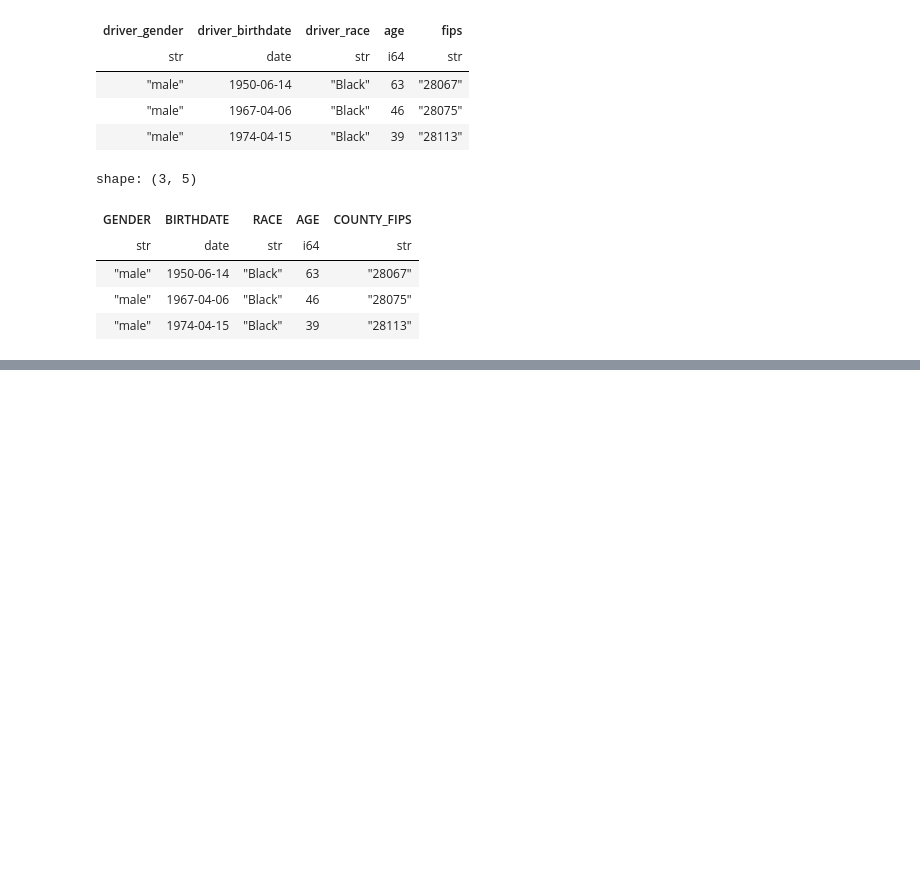
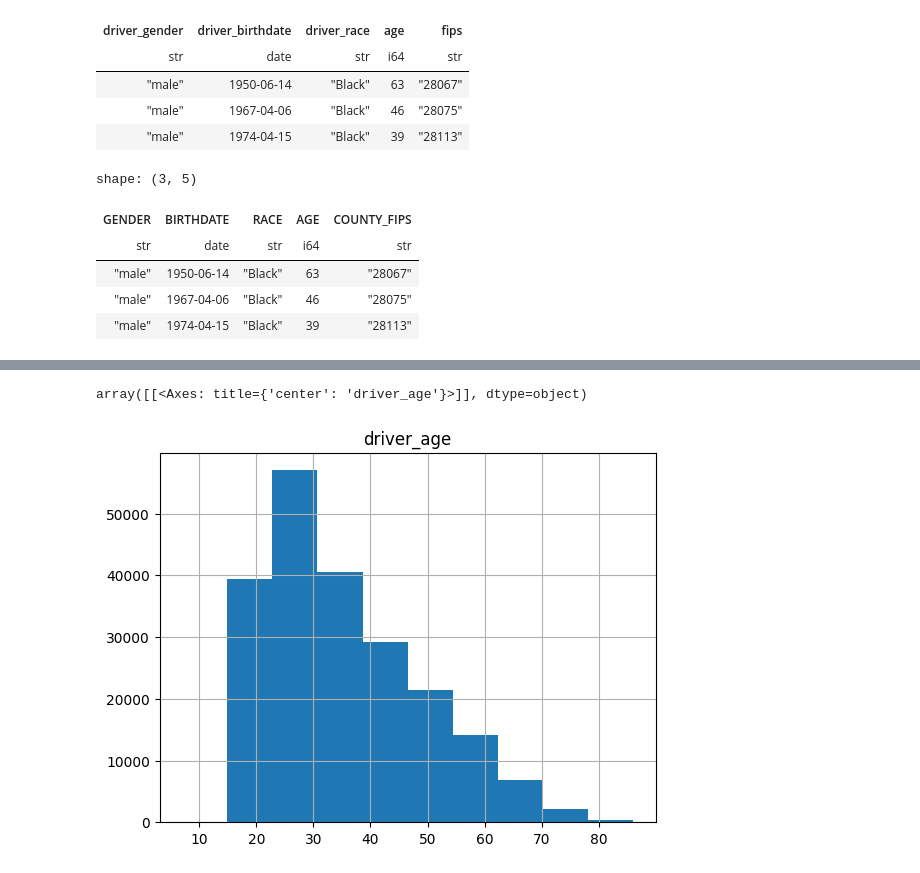
Before and after one commit to birusod/Projects2024, a Jupyter notebook: PyDocs/W01_BOYD/polars-1.ipynb, the cells around one changed output, grey strips where cells are left out. Cells and saved outputs as stored; diff of their text form; code cells hidden in the pictures; blank space fills up the shorter version.

```diff
--- a/PyDocs/W01_BOYD/polars-1.ipynb
+++ b/PyDocs/W01_BOYD/polars-1.ipynb
@@ -326,0 +423,10 @@ shape: (211_211, 5)
+# %%
+month_df =  (df
+  .select(pl.selectors.starts_with('driver'), pl.selectors.contains('police'))
+  .with_columns(
+    pl.col('driver_birthdate').dt.year().alias('year'),
+    pl.col('driver_birthdate').dt.strftime('%B').alias('monthname'),
+    pl.col('driver_birthdate').dt.strftime('%A').alias('dayname'),
+    pl.col('driver_gender').cast(pl.Categorical).alias('gender'))
+)
+month_df.head(4)
@@ -326,0 +730,5 @@ shape: (211_211, 5)
+# %%
+month_df.select('driver_age').to_pandas().hist()
+# %% [output]
+array([[<Axes: title={'center': 'driver_age'}>]], dtype=object)
+[figure, added]
```
Also changed, not shown: parts of 80 cells of this notebook.
